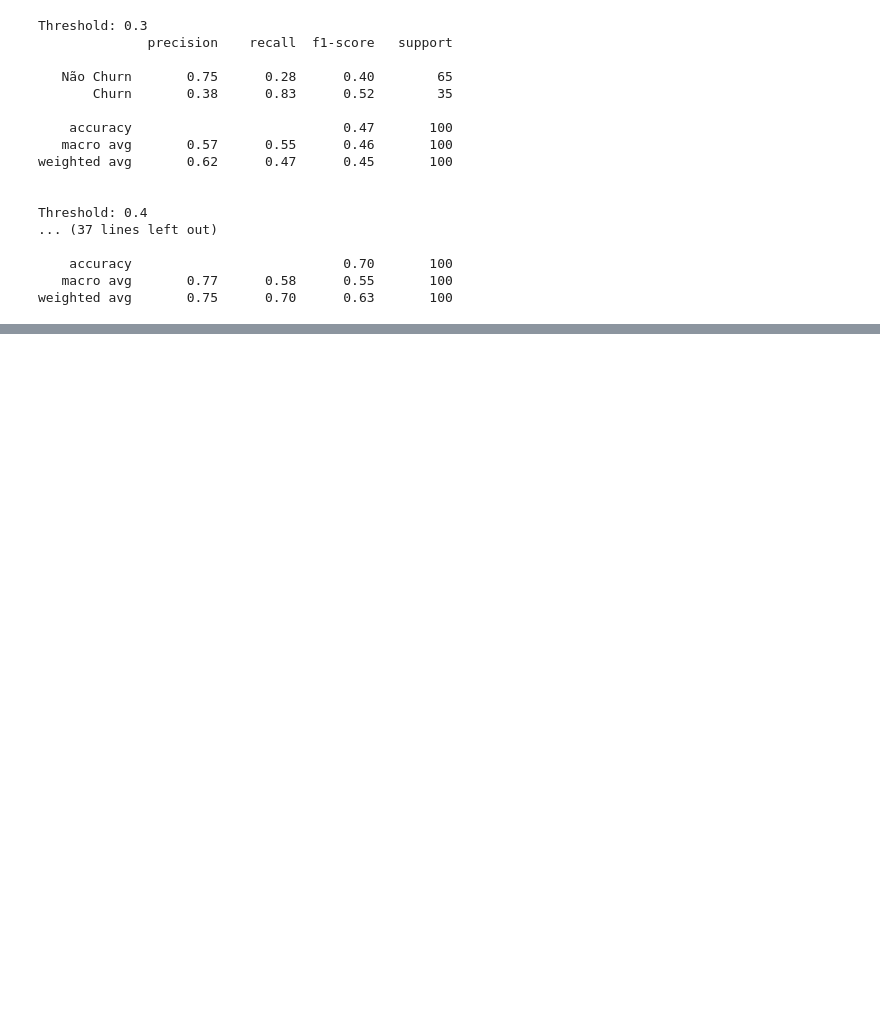
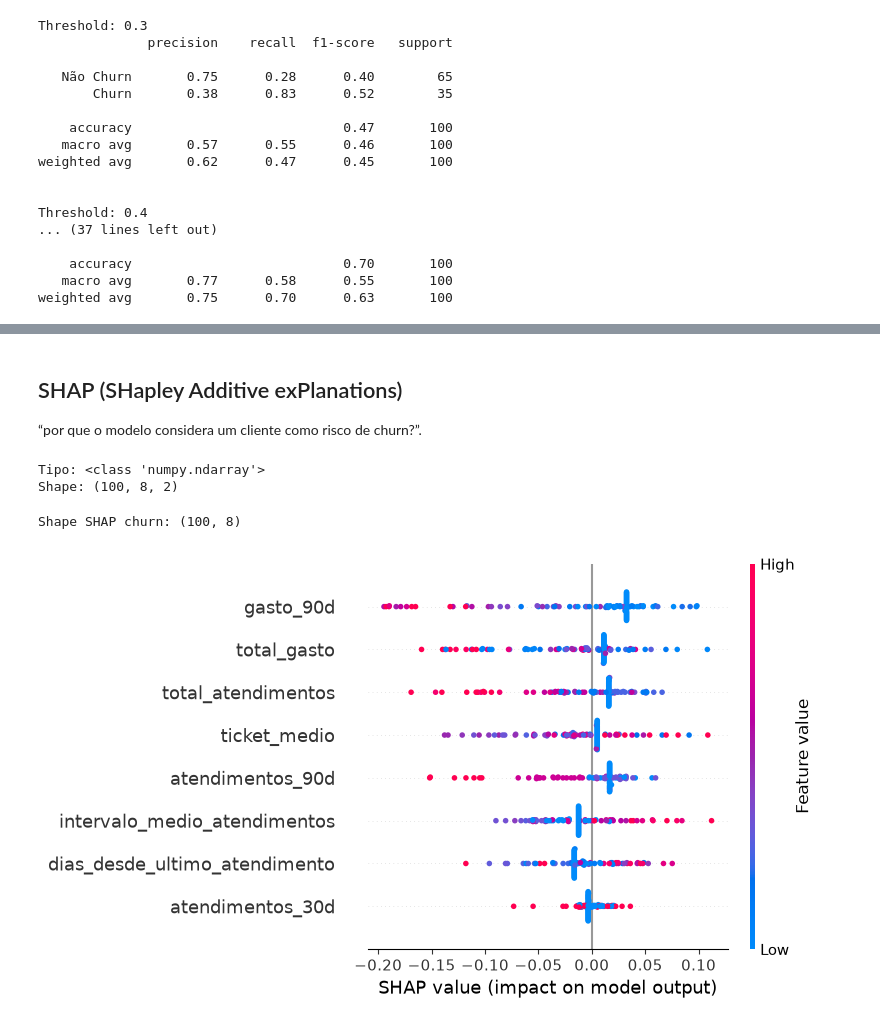
Before and after one commit to rondybrandao/suse-ml, a Jupyter notebook: notebooks/03_random_forest.ipynb, the cells around one changed output, grey strips where cells are left out. Cells and saved outputs as stored; diff of their text form; code cells hidden in the pictures; blank space fills up the shorter version.

```diff
--- a/notebooks/03_random_forest.ipynb
+++ b/notebooks/03_random_forest.ipynb
@@ -277,0 +379,45 @@ weighted avg       0.75      0.70      0.63       100
+# %% [markdown]
+## SHAP (SHapley Additive exPlanations)
+“por que o modelo considera um cliente como risco de churn?”.
+# %%
+import shap
+import matplotlib.pyplot as plt
+
+# Modelo treinado
+model = modelo_d
+
+# Dados utilizados pelo modelo
+X_shap = X_test_a
+
+# Criar explicador
+explainer = shap.TreeExplainer(model)
+
+# Calcular valores SHAP
+shap_values = explainer.shap_values(X_shap)
+
+print("Tipo:", type(shap_values))
+
+if isinstance(shap_values, list):
+    print("Número de classes:", len(shap_values))
+    print("Shape classe 0:", shap_values[0].shape)
+    print("Shape classe 1:", shap_values[1].shape)
+else:
+    print("Shape:", shap_values.shape)
+# %% [output]
+Tipo: <class 'numpy.ndarray'>
+Shape: (100, 8, 2)
+# %%
+# SHAP da classe 1 = churn
+shap_values_churn = shap_values[:, :, 1]
+
+print("Shape SHAP churn:", shap_values_churn.shape)
+
+# Gráfico de importância global
+shap.summary_plot(
+    shap_values_churn,
+    X_shap,
+    feature_names=X_shap.columns
+)
+# %% [output]
+Shape SHAP churn: (100, 8)
+[figure, added]
```
Also changed, not shown: parts of 41 cells of this notebook, 5 other files.
